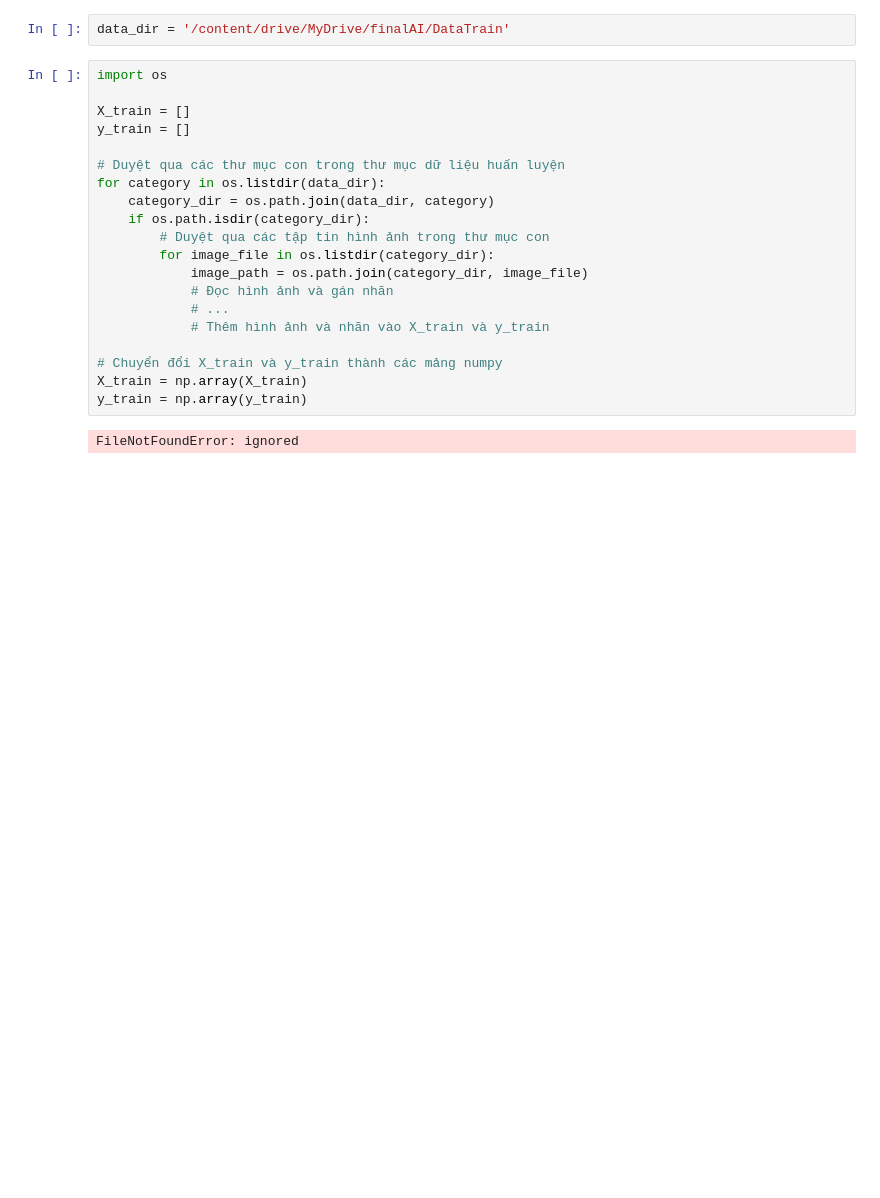
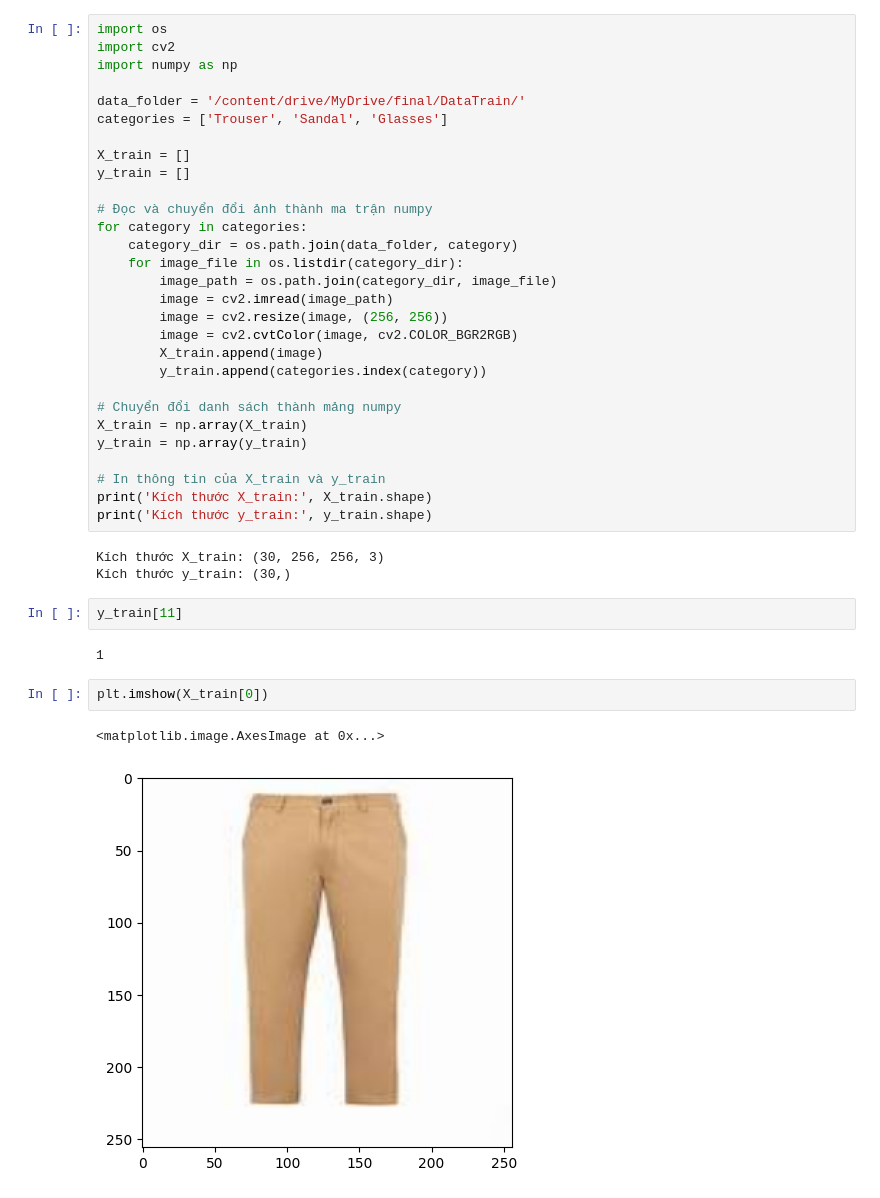
Before and after one commit to Nhutsang/Finalproject, a Jupyter notebook: fashion1.ipynb, the cells around one changed output. Saved outputs shown, nothing was run; the diff lists cells and outputs as text; blank space fills up the shorter version.

```diff
--- a/fashion1.ipynb
+++ b/fashion1.ipynb
@@ -14,24 +29,41 @@ Mounted at /content/drive
-# %%
-data_dir = '/content/drive/MyDrive/finalAI/DataTrain'
-# %%
-import os
-
-X_train = []
-y_train = []
-
-# Duyệt qua các thư mục con trong thư mục dữ liệu huấn luyện
-for category in os.listdir(data_dir):
-    category_dir = os.path.join(data_dir, category)
-    if os.path.isdir(category_dir):
-        # Duyệt qua các tập tin hình ảnh trong thư mục con
-        for image_file in os.listdir(category_dir):
-            image_path = os.path.join(category_dir, image_file)
-            # Đọc hình ảnh và gán nhãn
-            # ...
-            # Thêm hình ảnh và nhãn vào X_train và y_train
-
-# Chuyển đổi X_train và y_train thành các mảng numpy
-X_train = np.array(X_train)
-y_train = np.array(y_train)
-# %% [output]
-FileNotFoundError: ignored
+# %%
+import os
+import cv2
+import numpy as np
+
+data_folder = '/content/drive/MyDrive/final/DataTrain/'
+categories = ['Trouser', 'Sandal', 'Glasses']
+
+X_train = []
+y_train = []
+
+# Đọc và chuyển đổi ảnh thành ma trận numpy
+for category in categories:
+    category_dir = os.path.join(data_folder, category)
+    for image_file in os.listdir(category_dir):
+        image_path = os.path.join(category_dir, image_file)
+        image = cv2.imread(image_path)
+        image = cv2.resize(image, (256, 256))
+        image = cv2.cvtColor(image, cv2.COLOR_BGR2RGB)
+        X_train.append(image)
+        y_train.append(categories.index(category))
+
+# Chuyển đổi danh sách thành mảng numpy
+X_train = np.array(X_train)
+y_train = np.array(y_train)
+
+# In thông tin của X_train và y_train
+print('Kích thước X_train:', X_train.shape)
+print('Kích thước y_train:', y_train.shape)
+# %% [output]
+Kích thước X_train: (30, 256, 256, 3)
+Kích thước y_train: (30,)
+# %%
+y_train[11]
+# %% [output]
+1
+# %%
+plt.imshow(X_train[0])
+# %% [output]
+<matplotlib.image.AxesImage at 0x...>
+[figure, added]
```
Also changed, not shown: parts of 11 cells of this notebook.
